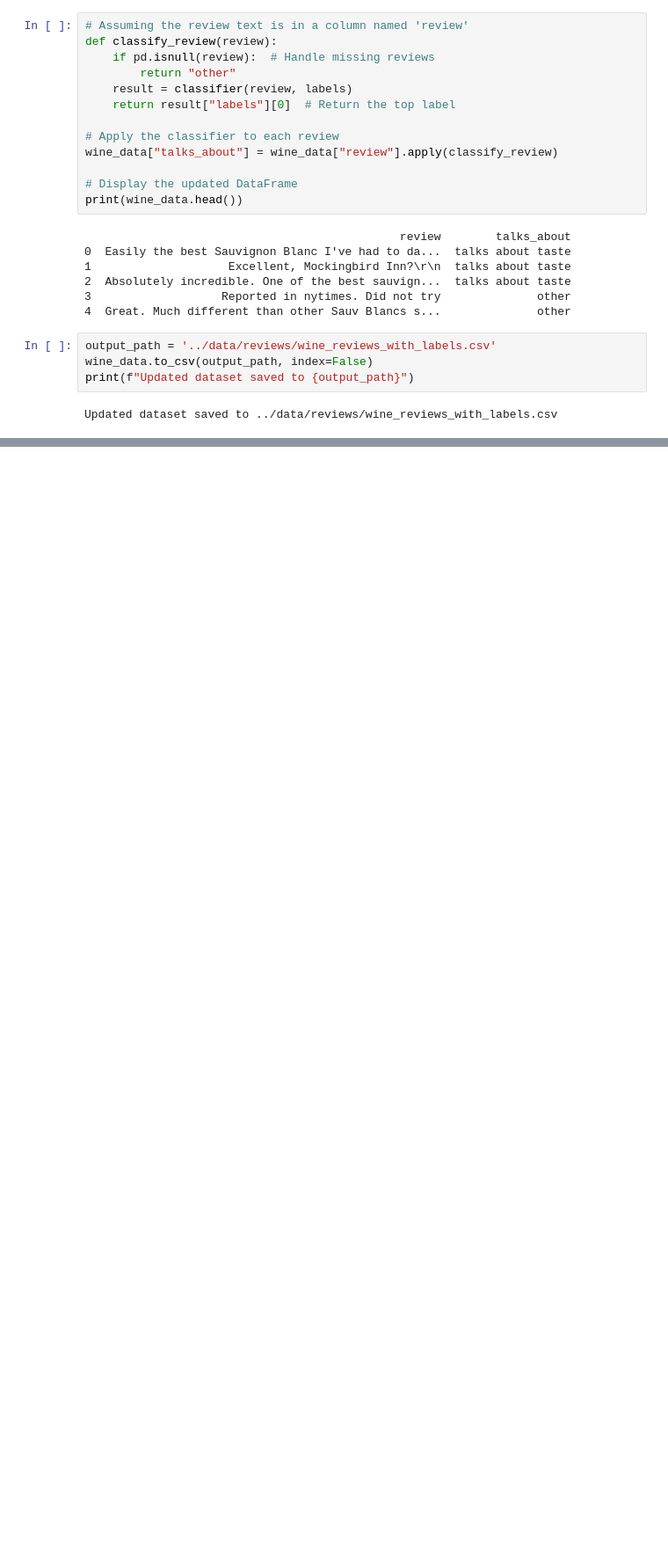
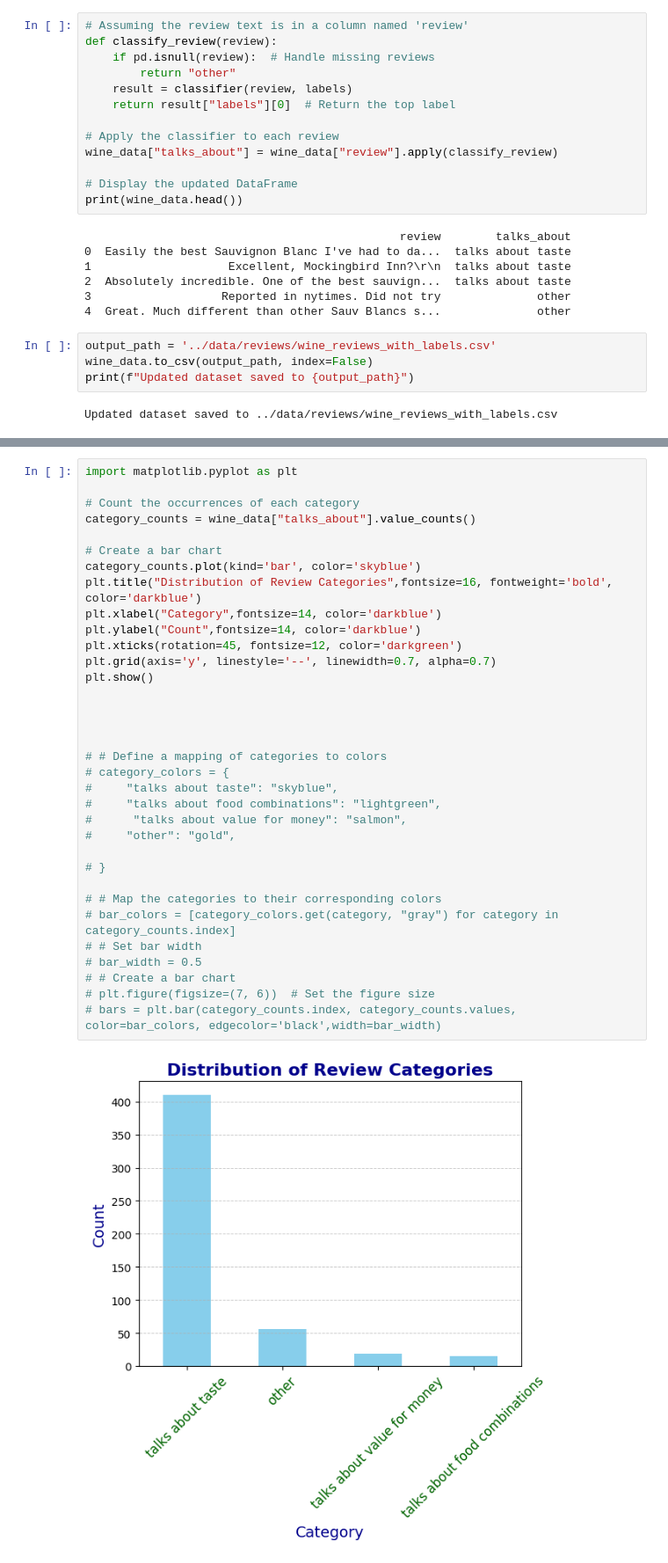
Before and after one commit to ThisaraShehanKavinda/Wine_Analytics_Project, a Jupyter notebook: notebooks/model.ipynb, the cells around one changed output, grey strips where cells are left out. Shown: that part at 88% size. Saved outputs shown, nothing was run; the diff lists cells and outputs as text; blank space fills up the shorter version.

Commit message:
check missing values

```diff
--- a/notebooks/model.ipynb
+++ b/notebooks/model.ipynb
@@ -124,0 +120,36 @@ plt.show()
+# %%
+import matplotlib.pyplot as plt
+
+# Count the occurrences of each category
+category_counts = wine_data["talks_about"].value_counts()
+
+# Create a bar chart
+category_counts.plot(kind='bar', color='skyblue')
+plt.title("Distribution of Review Categories",fontsize=16, fontweight='bold', color='darkblue')
+plt.xlabel("Category",fontsize=14, color='darkblue')
+plt.ylabel("Count",fontsize=14, color='darkblue')
+plt.xticks(rotation=45, fontsize=12, color='darkgreen')
+plt.grid(axis='y', linestyle='--', linewidth=0.7, alpha=0.7)
+plt.show()
+
+
+
+
+# # Define a mapping of categories to colors
+# category_colors = {
+#     "talks about taste": "skyblue",
+#     "talks about food combinations": "lightgreen",
+#      "talks about value for money": "salmon",
+#     "other": "gold",
+
+# }
+
+# # Map the categories to their corresponding colors
+# bar_colors = [category_colors.get(category, "gray") for category in category_counts.index]
+# # Set bar width
+# bar_width = 0.5
+# # Create a bar chart
+# plt.figure(figsize=(7, 6))  # Set the figure size
+# bars = plt.bar(category_counts.index, category_counts.values, color=bar_colors, edgecolor='black',width=bar_width)
+# %% [output]
+[figure, added]
```
Also changed, not shown: parts of 7 cells of this notebook.
